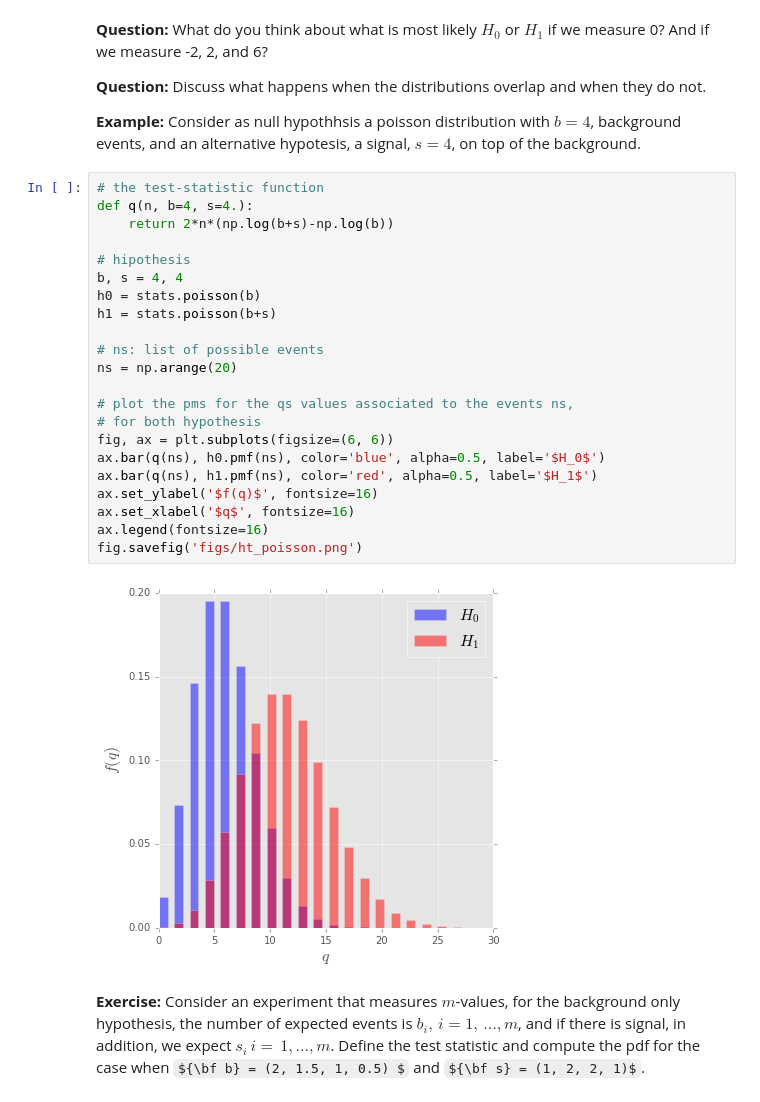
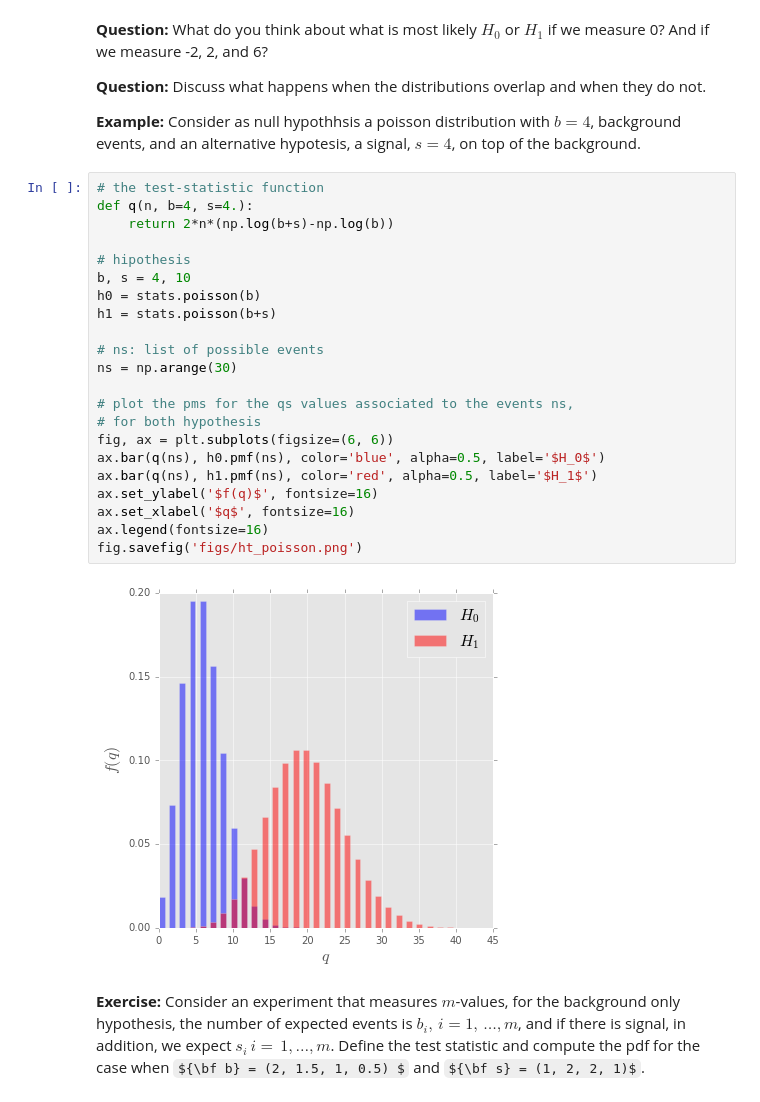
Before and after one commit to jahernando/uscdatanacourse, a Jupyter notebook: HypoTest.ipynb, the cells around one changed output. Saved outputs shown, nothing was run; the diff lists cells and outputs as text; some formulas as TeX source.

```diff
--- a/HypoTest.ipynb
+++ b/HypoTest.ipynb
@@ -129,27 +129,27 @@ fig.savefig('figs/ht_gauss.png');
 # %%
 # the test-statistic function
 def q(n, b=4, s=4.):
     return 2*n*(np.log(b+s)-np.log(b))
 
 # hipothesis
-b, s = 4, 4
+b, s = 4, 10
 h0 = stats.poisson(b)
 h1 = stats.poisson(b+s)
 
 # ns: list of possible events
-ns = np.arange(20)
+ns = np.arange(30)
 
 # plot the pms for the qs values associated to the events ns,
 # for both hypothesis
 fig, ax = plt.subplots(figsize=(6, 6))
 ax.bar(q(ns), h0.pmf(ns), color='blue', alpha=0.5, label='$H_0$')
 ax.bar(q(ns), h1.pmf(ns), color='red', alpha=0.5, label='$H_1$')
 ax.set_ylabel('$f(q)$', fontsize=16)
 ax.set_xlabel('$q$', fontsize=16)
 ax.legend(fontsize=16)
 fig.savefig('figs/ht_poisson.png')
 # %% [output]
-[figure, old version]
+[figure, new version]
 # %% [markdown]
 **Exercise:** Consider an experiment that measures $m$-values, for the background only hypothesis, the number of expected events is $b_i, \, i=1, \, \dots, m$, and if there is signal, in addition, we expect $s_i \, i = \, 1, \dots, m$. Define the test statistic and compute the pdf for the case when ${\bf b} = (2, 1.5, 1, 0.5) $ and ${\bf s} = (1, 2, 2, 1)$.
 # %% [markdown]
```
Also changed, not shown: parts of 2 cells of this notebook, 5 other files.
